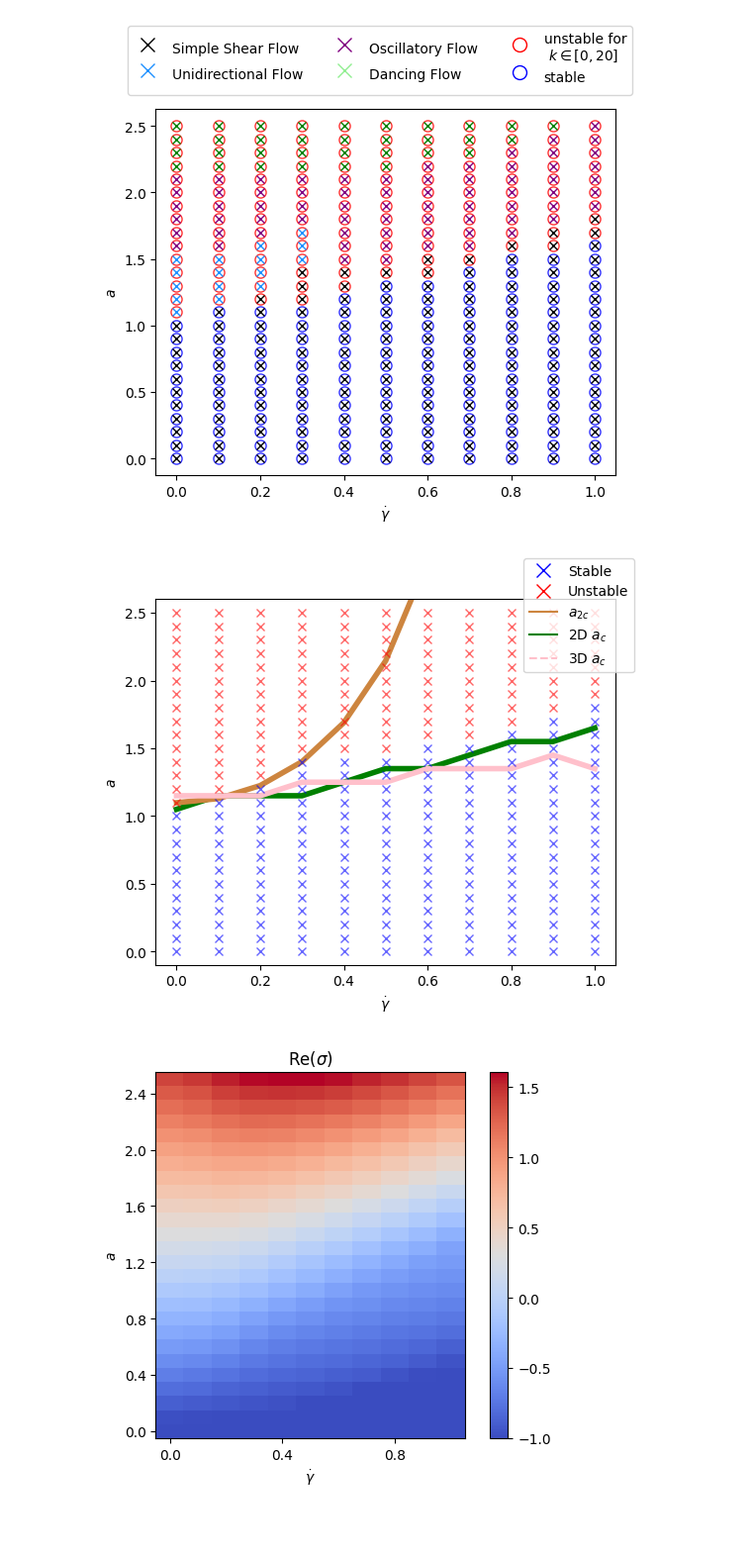
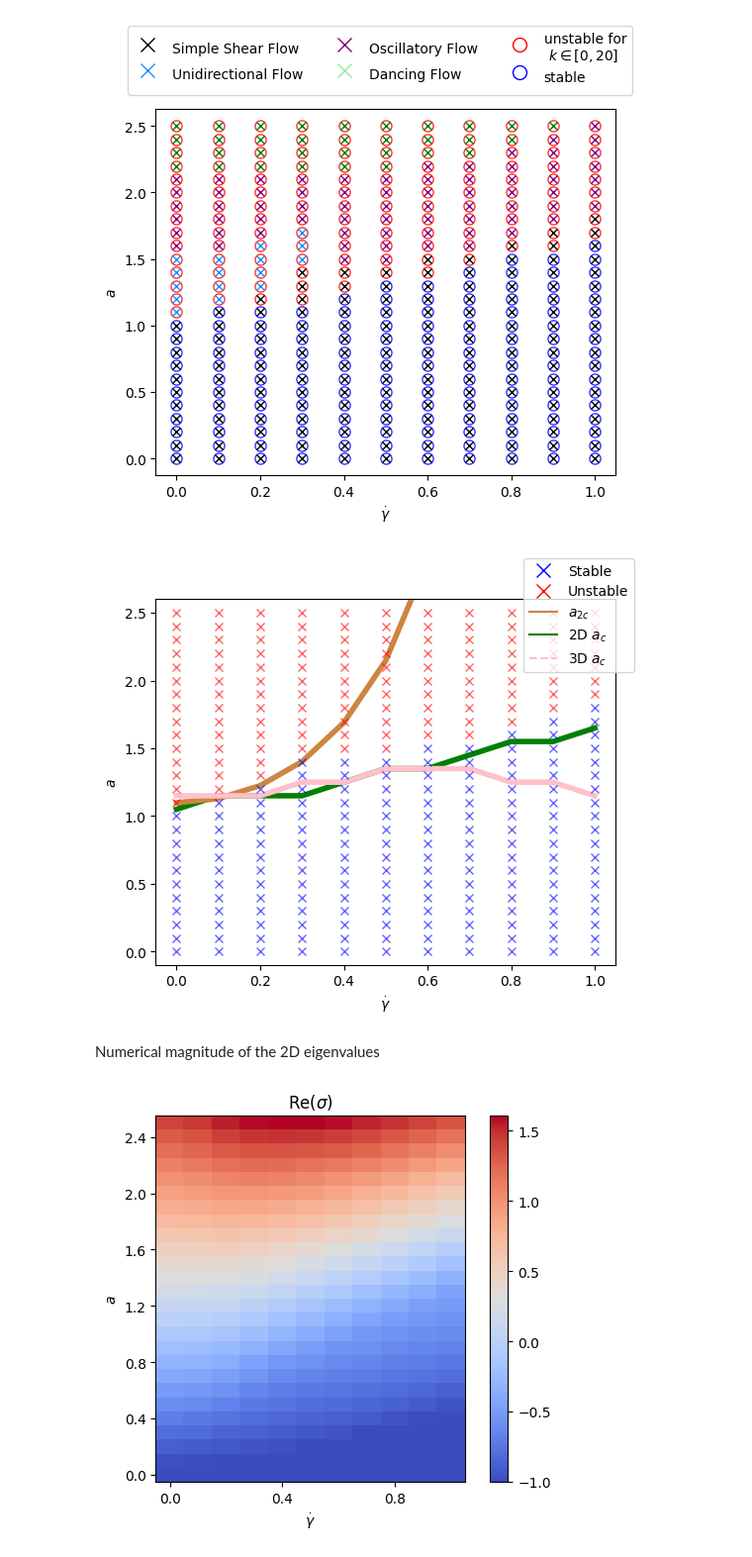
Before and after one commit to jaspercjp/Chebyshev-Pseudospectral-Active-Shear, a Jupyter notebook: notebooks/comparison-with-wan-figure-4.ipynb, the cells around one changed output. Shown at 99% size. Saved outputs shown, nothing was run; the diff lists cells and outputs as text; code cells hidden in the pictures; blank space fills up the shorter version.

Commit message:
figures

```diff
--- a/notebooks/comparison-with-wan-figure-4.ipynb
+++ b/notebooks/comparison-with-wan-figure-4.ipynb
@@ -31,6 +22,5 @@ acts = np.linspace(al, ar, an)
 # %%
-# load in the data that Wan used to generate Figure 4 in her flow states manuscript
-data_path = "../../wan-figure-4-data-comparison/"
+data_path = "../wan-figure-4-data/"
 wan_shears = np.loadtxt(data_path+"point_shear")
 wan_activities = np.loadtxt(data_path+"point_activity")
 wan_states = np.loadtxt(data_path+"point_state")
@@ -48,23 +37,0 @@ print(k_var_evs.shape)
-# %%
-ev, modes = S2D.spectrum(k=0,gd=0,a=1.1,ell_over_W_squared=0.01)
-# ev, modes = S2D_ZeroK.spectrum(gd=0,a=1.1, ell_over_W_squared=0.01)
-# analytic_evs = (_act - 1 - 4*np.arange(0,100)**2 * np.pi * np.pi * 0.01)
-_, y = cheb(50)
-mode_num = -7
-print(np.max(ev.real))
-fig, axs = plt.subplots(1,3)
-# plt.plot(ev.real)
-# print(ev.shape)
-# print(np.max(ev.real))
-axs[0].plot(y, modes[:50,mode_num].real)
-axs[0].plot(y, modes[:50,mode_num].imag)
-axs[1].plot(y, modes[50:100,mode_num].imag)
-axs[1].plot(y, modes[50:100,mode_num].real)
-axs[2].plot(y, modes[100:150,mode_num].real)
-axs[2].plot(y, modes[100:150,mode_num].imag)
-fig.set_figwidth(10)
-# plt.plot(modes[50:100,0].real)
-# plt.plot(modes[100:150,0].real)
-# plt.plot(np.sin(np.linspace(-1,1,50)))
-# plt.plot(spec.real)
-# print(np.max(spec.real))
@@ -122,7 +76,7 @@ fig.set_figwidth(6)
 # %% [output]
 [figure]
 # %%
-# Finding the computational values of critical activity
+# Finding the computed values of critical activity in pseudospectral method
 m,n = max_re_evs.shape
 crit_a = np.zeros(len(gds))
 
@@ -136,50 +90,51 @@ for i in range(len(gds)):
             # crit_a[i] = acts[j]
             break
 
-# Expression for the simple linear stability analysis with 1D perturbation
+# Analytic expression for the linear stability analysis with 1D perturbation
 ell_over_W_sq = 0.01
 a1c = 2 * (1 + gds**2) * (1 + np.pi**2 * ell_over_W_sq)
 a2c = (1+gds**2) * ((1 + np.pi**2 * ell_over_W_sq)**2 + gds**2) / (1 + np.pi**2 * ell_over_W_sq - gds**2)
-# print(crit_a_1D_2)
-# 2*W_wan = W_jasper
-# l / W_wan = 0.1 => l/W_jasper = 2l/W_wan
-# crit_a_3D = acts[np.array([11, 12, 12, 12, 13, 13, 14, 15, 16, 17, 15])] # kz=0.3
-crit_a_3D_low = [1.15, 1.15, 1.15, 1.25, 1.25, 1.25, 1.35, 1.35, 1.35, 1.45, 1.35] # kz=0.6
-crit_a_3D_high = [1.15, 1.15, 1.15, 1.25, 1.35, 1.35, 1.35, 1.35, 1.35, 1.45, 1.35]
+
+# Copy over 3D critical activities from another notebook
+crit_a_3D = [1.15, 1.15, 1.15, 1.25, 1.25, 1.35, 1.35, 1.35, 1.25, 1.25, 1.15]# kz=0.3
+# crit_a_3D_low = [1.15, 1.15, 1.15, 1.25, 1.25, 1.25, 1.35, 1.35, 1.35, 1.45, 1.35] # kz=0.6
+# crit_a_3D_high = [1.15, 1.15, 1.15, 1.25, 1.35, 1.35, 1.35, 1.35, 1.35, 1.45, 1.35]
 # %%
 fig, ax = plt.subplots()
 plt.plot(gds, crit_a, color="green", linewidth=4, label="Chebyshev in 2D")
 # plt.plot(gds, a1c, color='blue', linewidth=5)
 plt.plot(gds, a2c, color="peru", linewidth=4)
-plt.plot(gds, crit_a_3D_low, color='pink', linewidth=4)
+plt.plot(gds, crit_a_3D, color='pink', linewidth=4)
 # plt.plot(gds, crit_a_3D_high, '--', color='pink', linewidth=2)
 stab_1D_2 = mlines.Line2D([], [], color='peru', label='$a_{2c}$')
 # stab_1D_1 = mlines.Line2D([], [], color='blue', label='$a_{1c}$')
 stab_2D = mlines.Line2D([], [], color='green', label='2D $a_c$')
 stab_3D = mlines.Line2D([], [], linestyle='--', color='pink', label='3D $a_c$')
 
 # plot Wan's full nonlinear numerical solution on the same plot
 num_points = len(wan_shears)
 for i in range(num_points):
     if wan_states[i] == 0:
         c = "blue"
     else:
         c = "red"
     ax.plot(wan_shears[i], wan_activities[i], 'x', color=c, alpha=0.6)
 lightblue_cross = mlines.Line2D([], [], color='blue', marker='x', linestyle='None',
                       markersize=10, label='Stable')
 red_cross = mlines.Line2D([], [], color='red', marker='x', linestyle='None',
                       markersize=10, label='Unstable')
 ax.legend(handles=[lightblue_cross, red_cross, stab_1D_2, stab_2D, stab_3D], ncol=1, loc=(0.8, 0.8))#, ncol=2,handleheight=2.4, labelspacing=0.05, loc=(-0.06,1.04))
 plt.xlabel("$\dot\gamma$")
 plt.ylabel("$a$")
 plt.ylim([-0.1, 2.6])
 fig.set_figwidth(6)
 
 # plt.title("$l^2/W^2=0.04$")
 # NOTE: Do again with Wan's channel length, with (l/W)^2 = 0.04 instead of 0.01
 # %% [output]
-[figure, old version]
+[figure, new version]
+# %% [markdown]
+Numerical magnitude of the 2D eigenvalues
 # %%
 plt.imshow(max_re_evs.T.real, aspect=0.5, origin='lower', cmap='coolwarm')
 plt.title('Re($\sigma$)')
```
Also changed, not shown: parts of 14 cells of this notebook, 5 other files.
